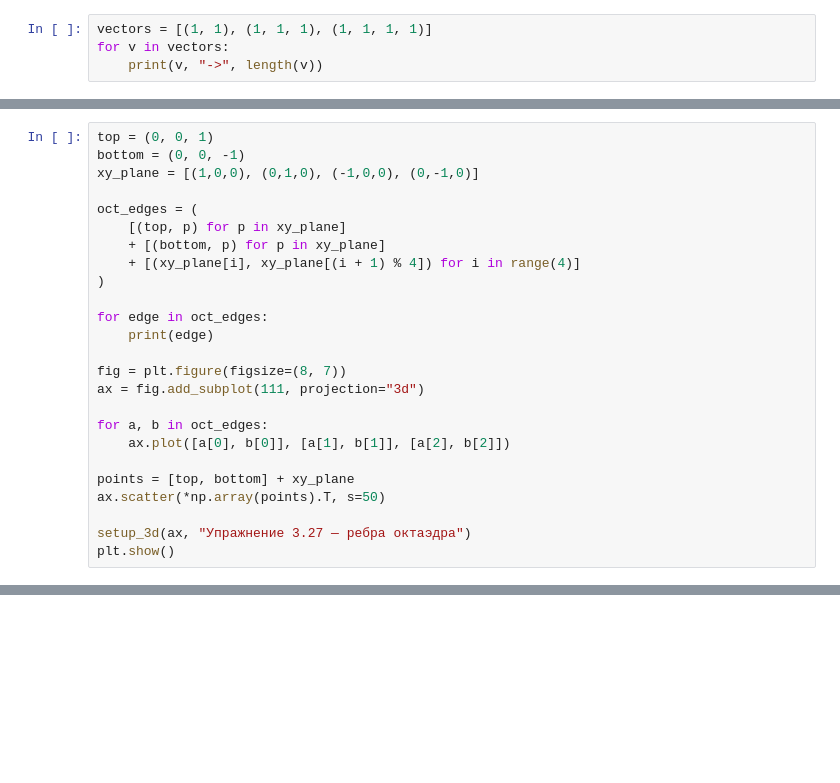
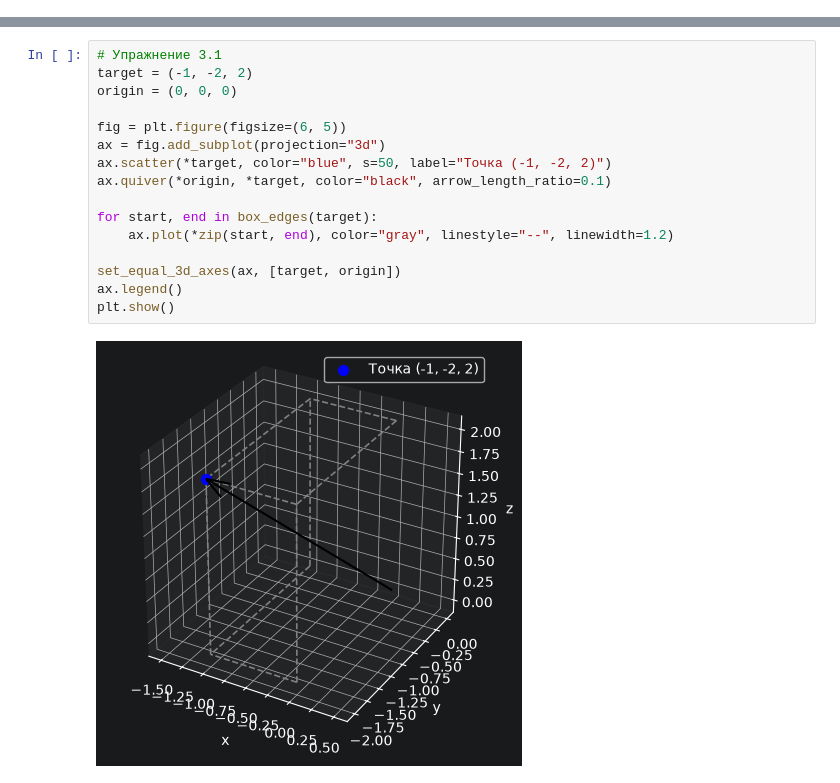
Before and after one commit to huksleva/Mathematical_Foundations_of_Computer_Graphics, a Jupyter notebook: ЛР2/LR2_Глава_3_Выход_в_трехмерный_мир.ipynb, the cells around one changed output, grey strips where cells are left out. Saved outputs shown, nothing was run; the diff lists cells and outputs as text; blank space fills up the shorter version.

Commit message:
Complete project

```diff
--- a/ЛР2/LR2_Глава_3_Выход_в_трехмерный_мир.ipynb
+++ b/ЛР2/LR2_Глава_3_Выход_в_трехмерный_мир.ipynb
@@ -259,4 +0,0 @@ print("Результат:", result)
-# %%
-vectors = [(1, 1), (1, 1, 1), (1, 1, 1, 1)]
-for v in vectors:
-    print(v, "->", length(v))
@@ -610,25 +0,0 @@ plt.show()
-# %%
-top = (0, 0, 1)
-bottom = (0, 0, -1)
-xy_plane = [(1,0,0), (0,1,0), (-1,0,0), (0,-1,0)]
-
-oct_edges = (
-    [(top, p) for p in xy_plane]
-    + [(bottom, p) for p in xy_plane]
-    + [(xy_plane[i], xy_plane[(i + 1) % 4]) for i in range(4)]
-)
-
-for edge in oct_edges:
-    print(edge)
-
-fig = plt.figure(figsize=(8, 7))
-ax = fig.add_subplot(111, projection="3d")
-
-for a, b in oct_edges:
-    ax.plot([a[0], b[0]], [a[1], b[1]], [a[2], b[2]])
-
-points = [top, bottom] + xy_plane
-ax.scatter(*np.array(points).T, s=50)
-
-setup_3d(ax, "Упражнение 3.27 — ребра октаэдра")
-plt.show()
@@ -682,0 +70,18 @@ print("Направления совпадают:", np.allclose(n1, n2))
+# %%
+# Упражнение 3.1
+target = (-1, -2, 2)
+origin = (0, 0, 0)
+
+fig = plt.figure(figsize=(6, 5))
+ax = fig.add_subplot(projection="3d")
+ax.scatter(*target, color="blue", s=50, label="Точка (-1, -2, 2)")
+ax.quiver(*origin, *target, color="black", arrow_length_ratio=0.1)
+
+for start, end in box_edges(target):
+    ax.plot(*zip(start, end), color="gray", linestyle="--", linewidth=1.2)
+
+set_equal_3d_axes(ax, [target, origin])
+ax.legend()
+plt.show()
+# %% [output]
+[figure, added]
```
Also changed, not shown: parts of 117 cells of this notebook.
